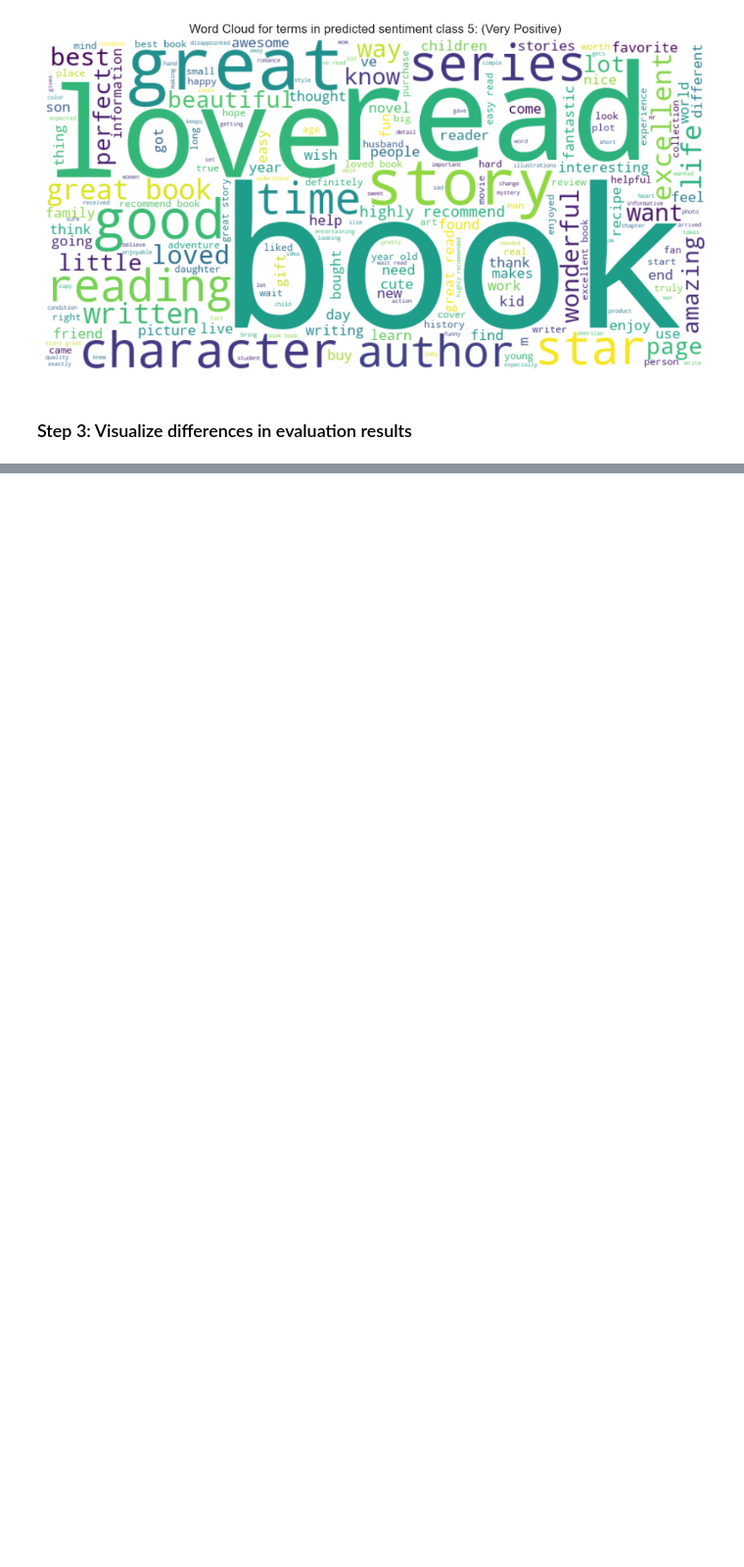
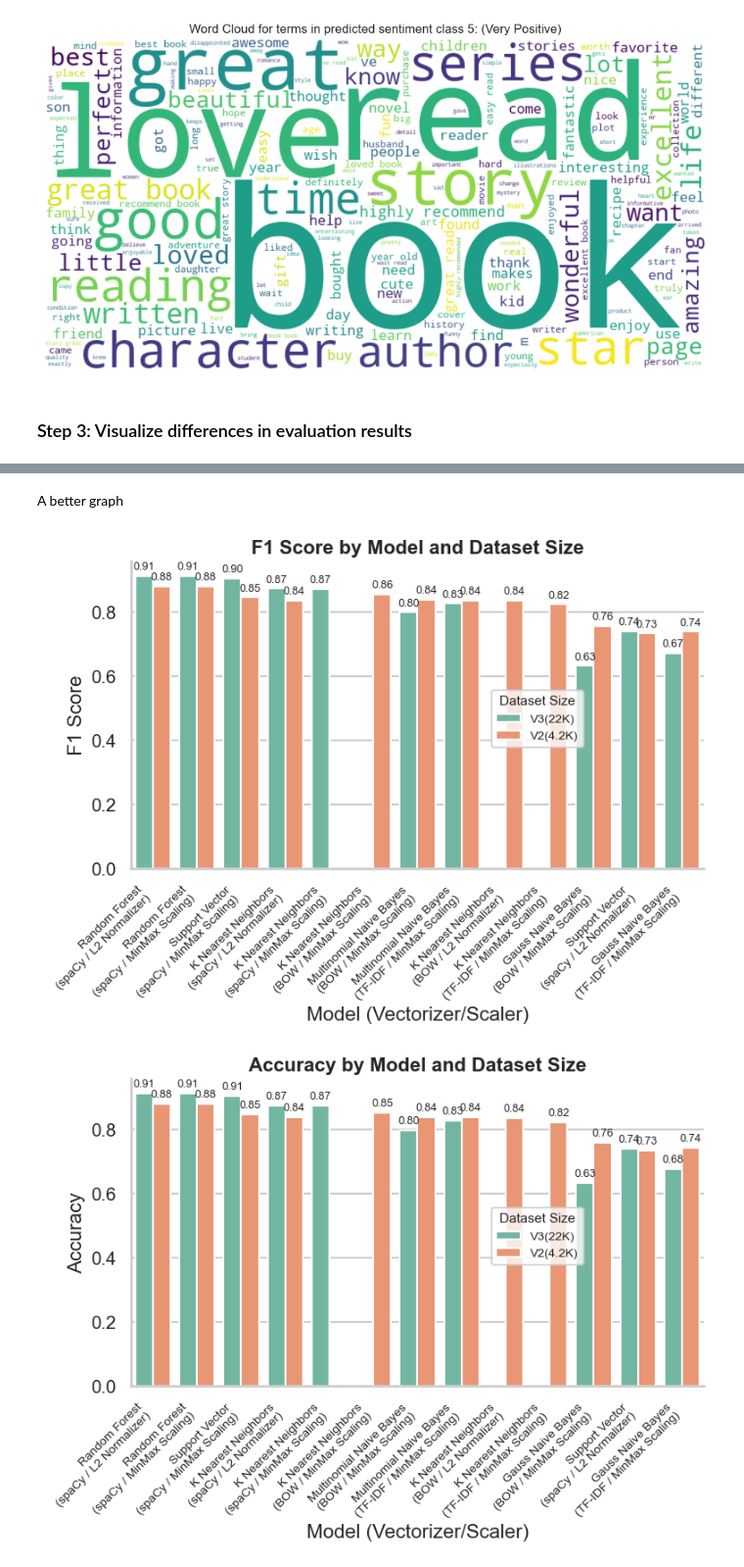
Before and after one commit to FerrenF/Amazon-Review-Sentiment-Analysis-Pipeline, a Jupyter notebook: playground1_dataset_statistics.ipynb, the cells around one changed output, grey strips where cells are left out. Shown at 98% size. Saved outputs shown, nothing was run; the diff lists cells and outputs as text; code cells hidden in the pictures; blank space fills up the shorter version.

```diff
--- a/playground1_dataset_statistics.ipynb
+++ b/playground1_dataset_statistics.ipynb
@@ -197,0 +198,65 @@ plot_model_comparison("./results_table.csv", 8, 6, export_path="./")
+# %% [markdown]
+A better graph
+# %%
+import os
+import pandas as pd
+import seaborn as sns
+import matplotlib.pyplot as plt
+
+def plot_model_comparison(csv_path, fig_width=14, fig_height=6, export_path=None):
+    df = pd.read_csv(csv_path)
+
+    df.columns = [col.strip() for col in df.columns]
+    df['dataset_size'] = df['dataset_size'].str.strip()
+    df['model name'] = df['model name'].str.strip()
+    df['vectorizer/scaler'] = df['vectorizer/scaler'].str.strip()
+
+    def prettify_model_name(name):
+        return name.replace("_classification", "").replace("_", " ").title()
+
+    df['Model'] = df['model name'].apply(prettify_model_name)
+    df['Label'] = df['Model'] + "\n(" + df['vectorizer/scaler'] + ")"
+
+    df['f1 score'] = df['f1 score'].astype(float)
+    df['accuracy'] = df['accuracy'].astype(float)
+
+    df = df.sort_values(by="f1 score", ascending=False)
+
+    # Set Seaborn style
+    sns.set(style="whitegrid", context="talk", font_scale=0.9)
+    palette = sns.color_palette("Set2")
+
+    def draw_barplot(metric, title, ylabel, filename):
+        plt.figure(figsize=(fig_width, fig_height))
+        ax = sns.barplot(
+            data=df,
+            x="Label",
+            y=metric,
+            hue="dataset_size",
+            palette=palette
+        )
+
+        # Add value annotations
+        for container in ax.containers:
+            ax.bar_label(container, fmt="%.2f", padding=3, fontsize=9)
+
+        plt.title(title, fontsize=16, weight='bold')
+        plt.ylabel(ylabel)
+        plt.xlabel("Model (Vectorizer/Scaler)")
+        plt.xticks(rotation=45, ha="right", fontsize=10)
+        plt.legend(title="Dataset Size", title_fontsize=11, fontsize=10, bbox_to_anchor=(.8, .6))
+        sns.despine()
+        plt.tight_layout()
+
+        if export_path:
+            out_path = os.path.join(export_path, filename)
+            plt.savefig(out_path, dpi=300)
+
+        plt.show()
+
+    draw_barplot("f1 score", "F1 Score by Model and Dataset Size", "F1 Score", "f1_score_comparison.png")
+    draw_barplot("accuracy", "Accuracy by Model and Dataset Size", "Accuracy", "accuracy_comparison.png")
+plot_model_comparison("./results_table.csv", 8, 6, export_path="./")
+# %% [output]
+[figure, added]
+[figure, added]
```
Also changed, not shown: parts of 1 cell of this notebook, 6 other files.
